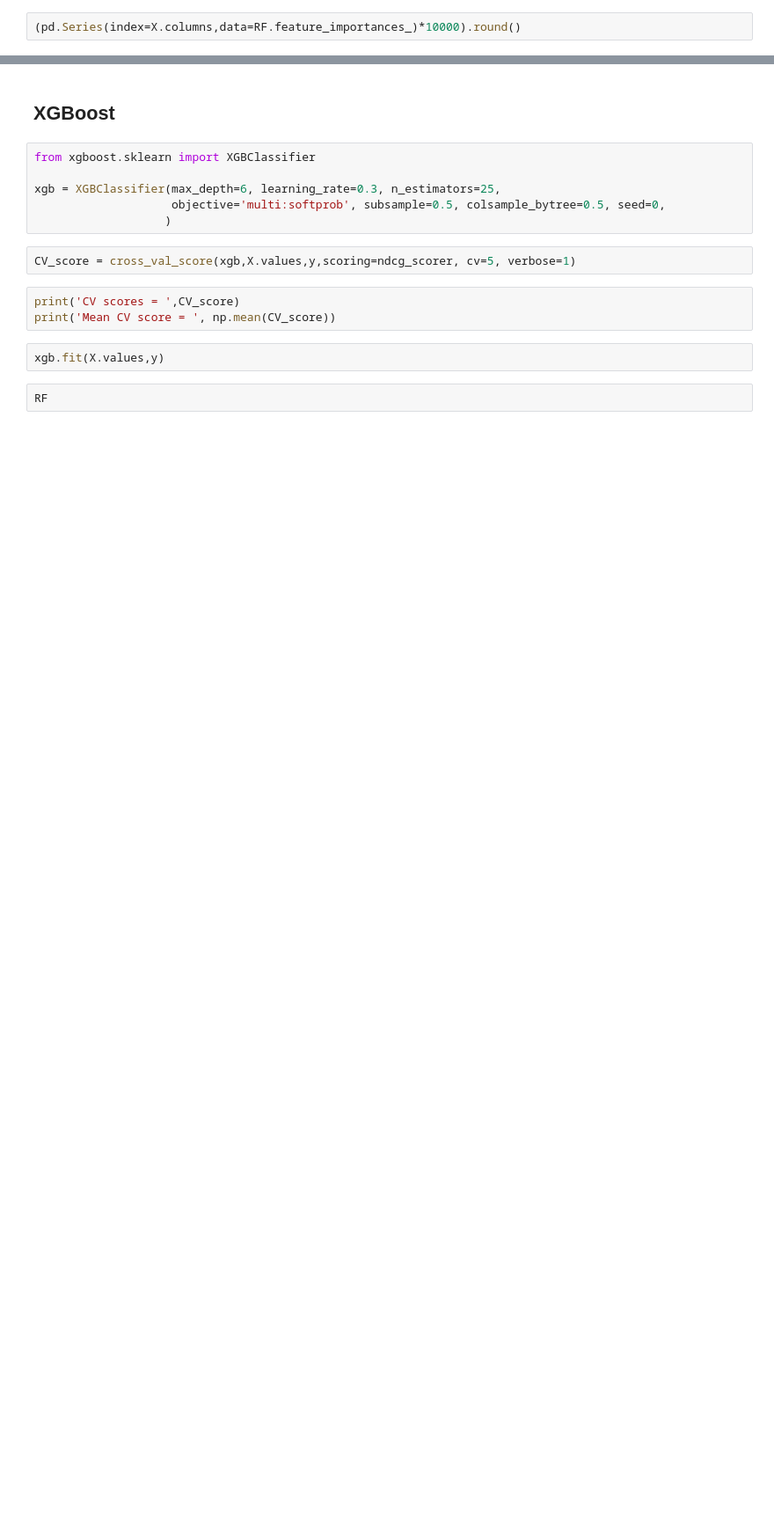
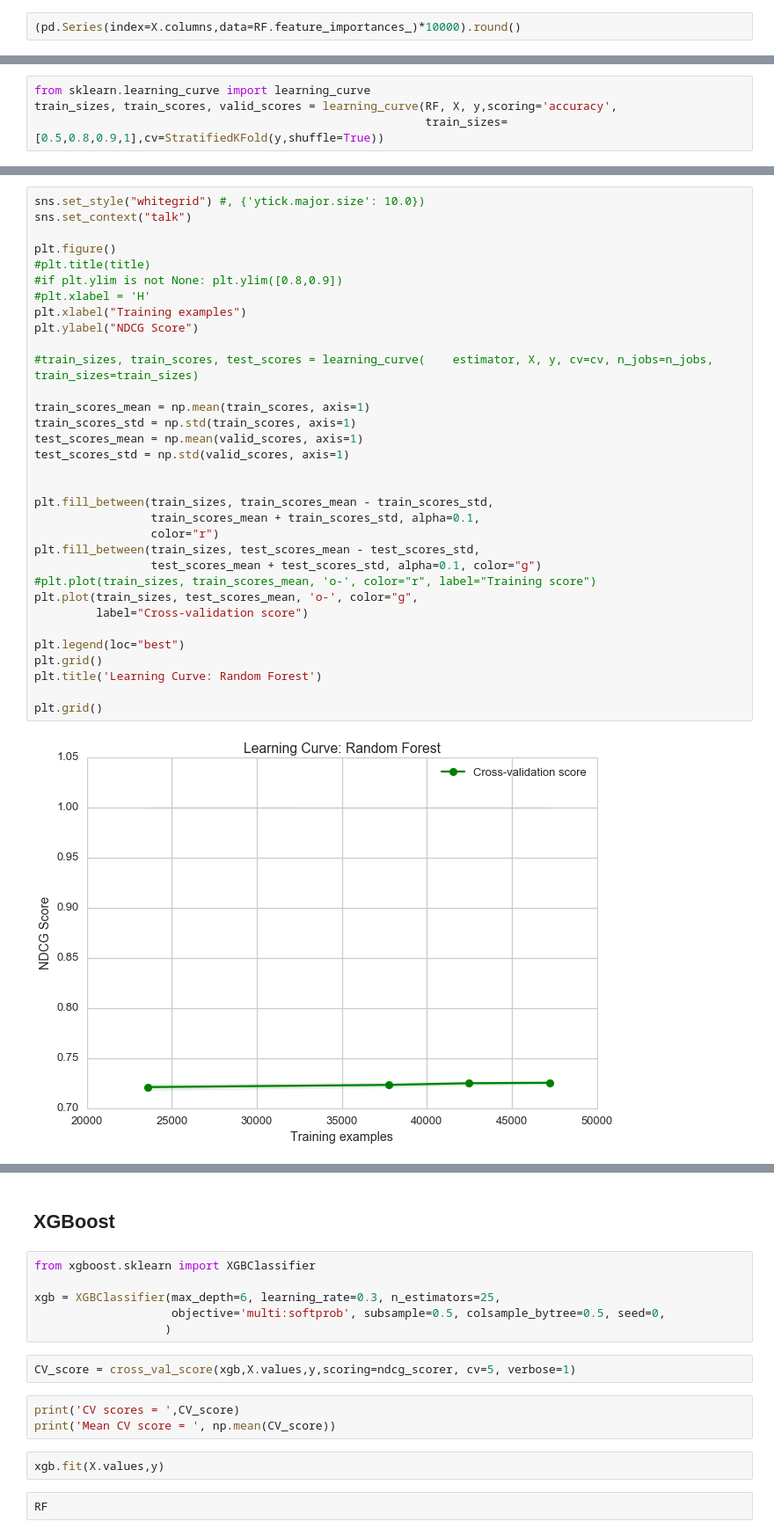
Before and after one commit to darkruby501/AirBnBKaggle, a Jupyter notebook: FINAL - Consolidated.ipynb, the cells around one changed output, grey strips where cells are left out. Shown at 88% size. Drawn from its saved outputs; the diff is of its cells as text; blank space fills up the shorter version.

```diff
--- a/FINAL - Consolidated.ipynb
+++ b/FINAL - Consolidated.ipynb
@@ -872,0 +903,4 @@ sns.barplot(y=FeatureImportances.index[0:k],x=FeatureImportances.head(k))
+# %%
+from sklearn.learning_curve import learning_curve
+train_sizes, train_scores, valid_scores = learning_curve(RF, X, y,scoring='accuracy',
+                                                         train_sizes=[0.5,0.8,0.9,1],cv=StratifiedKFold(y,shuffle=True))
@@ -872,0 +925,35 @@ sns.barplot(y=FeatureImportances.index[0:k],x=FeatureImportances.head(k))
+# %%
+sns.set_style("whitegrid") #, {'ytick.major.size': 10.0})
+sns.set_context("talk")
+
+plt.figure()
+#plt.title(title)
+#if plt.ylim is not None: plt.ylim([0.8,0.9])
+#plt.xlabel = 'H'
+plt.xlabel("Training examples")
+plt.ylabel("NDCG Score")
+
+#train_sizes, train_scores, test_scores = learning_curve(    estimator, X, y, cv=cv, n_jobs=n_jobs, train_sizes=train_sizes)
+
+train_scores_mean = np.mean(train_scores, axis=1)
+train_scores_std = np.std(train_scores, axis=1)
+test_scores_mean = np.mean(valid_scores, axis=1)
+test_scores_std = np.std(valid_scores, axis=1)
+
+
+plt.fill_between(train_sizes, train_scores_mean - train_scores_std,
+                 train_scores_mean + train_scores_std, alpha=0.1,
+                 color="r")
+plt.fill_between(train_sizes, test_scores_mean - test_scores_std,
+                 test_scores_mean + test_scores_std, alpha=0.1, color="g")
+#plt.plot(train_sizes, train_scores_mean, 'o-', color="r", label="Training score")
+plt.plot(train_sizes, test_scores_mean, 'o-', color="g",
+         label="Cross-validation score")
+
+plt.legend(loc="best")
+plt.grid()
+plt.title('Learning Curve: Random Forest')
+
+plt.grid()
+# %% [output]
+[figure, added]
```
Also changed, not shown: parts of 27 cells of this notebook, 6 other files.
